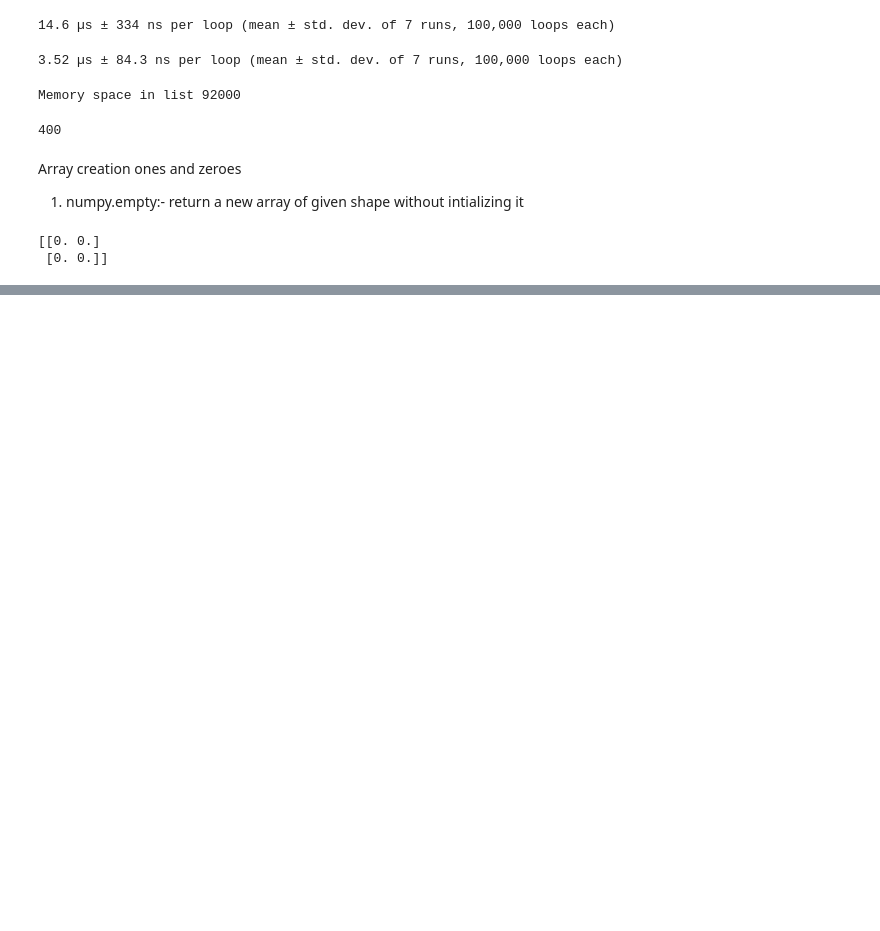
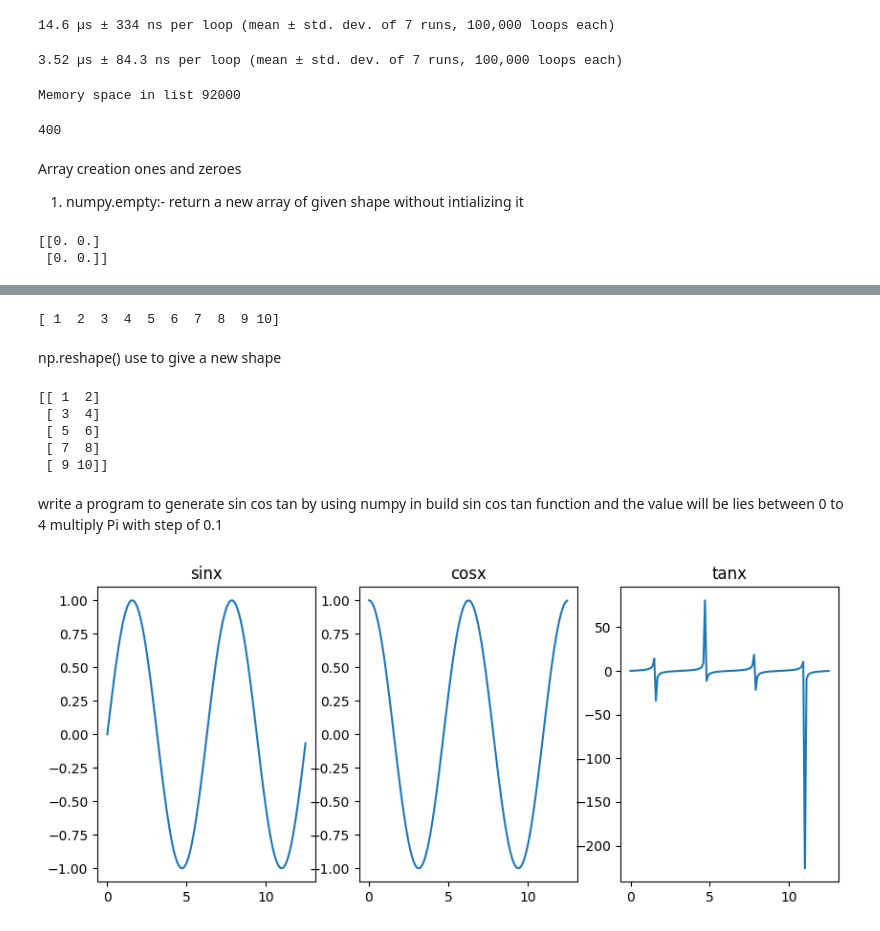
Before and after one commit to Pratyusha-Mukherjee/FSP-MachineLearning, a Jupyter notebook: Day1.ipynb, the cells around one changed output, grey strips where cells are left out. Cells and saved outputs as stored; diff of their text form; code cells hidden in the pictures; blank space fills up the shorter version.

Commit message:
matplot

```diff
--- a/Day1.ipynb
+++ b/Day1.ipynb
@@ -198,0 +238,38 @@ print(z)
+# %%
+a = np.arange(1,11)
+print(a)
+# %% [output]
+[ 1  2  3  4  5  6  7  8  9 10]
+# %% [markdown]
+np.reshape() use to give a new shape
+# %%
+n = np.reshape(a,(5,2))
+print(n)
+# %% [output]
+[[ 1  2]
+ [ 3  4]
+ [ 5  6]
+ [ 7  8]
+ [ 9 10]]
+# %% [markdown]
+write a  program to generate sin cos tan by using numpy in build sin cos tan function and the value will be lies between  0 to 4 multiply Pi with step of 0.1
+# %%
+x = np.arange(0,4*np.pi,0.1)
+y1 = np.sin(x)
+y2 = np.cos(x)
+y3 = np.tan(x)
+# %%
+import matplotlib.pyplot as plt
+plt.figure(figsize=(10,4))
+plt.subplot(1,3,1)
+plt.plot(x,y1)
+plt.title('sinx')
+plt.subplot(1,3,2)
+plt.plot(x,y2)
+plt.title('cosx')
+plt.subplot(1,3,3)
+plt.plot(x,y3)
+plt.title('tanx')
+plt.show()
+# %% [output]
+[figure, added]
```
Also changed, not shown: parts of 9 cells of this notebook.
